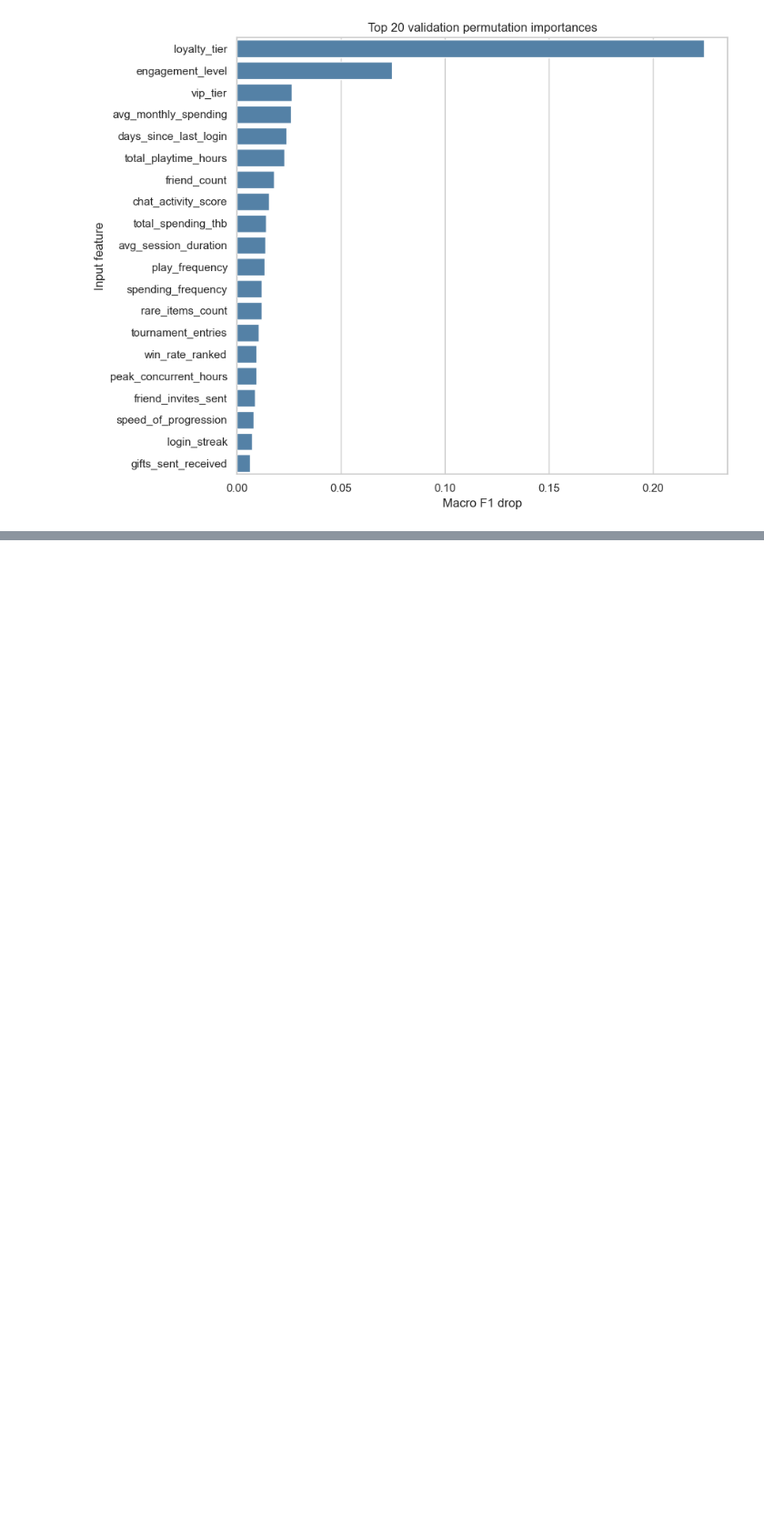
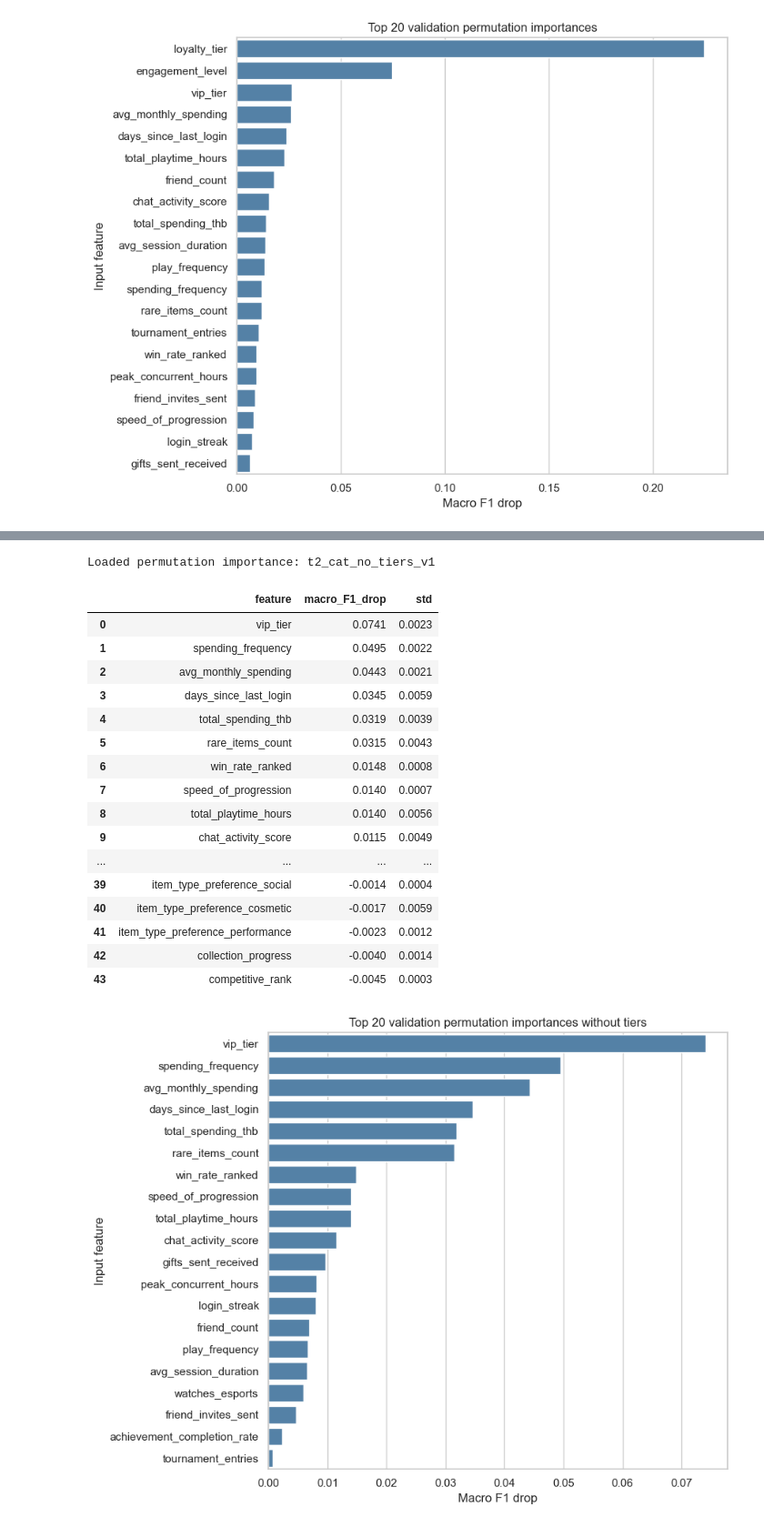
Before and after one commit to jakkarin-promsee/cpe342-ml-kaggle, a Jupyter notebook: src/task2/models/model.ipynb, the cells around one changed output, grey strips where cells are left out. Shown at 91% size. Cells and saved outputs as stored; diff of their text form; code cells hidden in the pictures; blank space fills up the shorter version.

```diff
--- a/src/task2/models/model.ipynb
+++ b/src/task2/models/model.ipynb
@@ -847,0 +1117,61 @@ Loaded permutation importance: t2_cat_original_no_noise_v1
+# %%
+no_tier_name = ablation_table.query("condition == 'no tiers'").sort_values(
+    "macro_F1", ascending=False).iloc[0]["name"]
+no_tier_model = load_model(no_tier_name)
+no_tier_importance_path = SRC / "task2" / "models" / ".cache" / f"{no_tier_name}-permutation-v1.json"
+no_tier_model_path = model_paths(no_tier_name)[0]
+no_tier_cache_key = {
+    "model_mtime_ns": no_tier_model_path.stat().st_mtime_ns,
+    "data_created_at": data_card["created_at"], "seed": SEED,
+    "rows": 1500, "repeats": 2,
+}
+no_tier_cached = json.loads(no_tier_importance_path.read_text(encoding="utf-8")) if no_tier_importance_path.exists() else None
+if no_tier_cached is not None and no_tier_cached.get("key") == no_tier_cache_key:
+    no_tier_feature_ranking = pd.DataFrame(no_tier_cached["ranking"])
+    print("Loaded permutation importance:", no_tier_name)
+else:
+    sample_idx = pd.Series(valid_idx).sample(n=1500, random_state=SEED).to_numpy()
+    sample_X = train_df.iloc[sample_idx][feature_cols]
+    sample_y = y.iloc[sample_idx]
+    permutation = permutation_importance(no_tier_model, sample_X, sample_y,
+                                         scoring=SCORE, n_repeats=2,
+                                         random_state=SEED, n_jobs=1)
+    no_tier_feature_ranking = pd.DataFrame({
+        "feature": feature_cols, "macro_F1_drop": permutation.importances_mean,
+        "std": permutation.importances_std,
+    }).sort_values("macro_F1_drop", ascending=False).reset_index(drop=True)
+    no_tier_importance_path.parent.mkdir(parents=True, exist_ok=True)
+    no_tier_importance_path.write_text(
+        json.dumps({"key": no_tier_cache_key,
+                    "ranking": no_tier_feature_ranking.to_dict("records")}, indent=2),
+        encoding="utf-8",
+    )
+    print("Computed permutation importance:", no_tier_name)
+display(no_tier_feature_ranking.round(4))
+fig, ax = plt.subplots(figsize=(9, 7))
+sns.barplot(data=no_tier_feature_ranking.head(20), x="macro_F1_drop", y="feature",
+            color="steelblue", ax=ax)
+ax.set(title="Top 20 validation permutation importances without tiers",
+       xlabel="Macro F1 drop", ylabel="Input feature")
+plt.tight_layout()
+plt.show()
+# %% [output]
+Loaded permutation importance: t2_cat_no_tiers_v1
+|  | feature | macro_F1_drop | std |
+| 0 | vip_tier | 0.0741 | 0.0023 |
+| 1 | spending_frequency | 0.0495 | 0.0022 |
+| 2 | avg_monthly_spending | 0.0443 | 0.0021 |
+| 3 | days_since_last_login | 0.0345 | 0.0059 |
+| 4 | total_spending_thb | 0.0319 | 0.0039 |
+| 5 | rare_items_count | 0.0315 | 0.0043 |
+| 6 | win_rate_ranked | 0.0148 | 0.0008 |
+| 7 | speed_of_progression | 0.0140 | 0.0007 |
+| 8 | total_playtime_hours | 0.0140 | 0.0056 |
+| 9 | chat_activity_score | 0.0115 | 0.0049 |
+| ... | ... | ... | ... |
+| 39 | item_type_preference_social | -0.0014 | 0.0004 |
+| 40 | item_type_preference_cosmetic | -0.0017 | 0.0059 |
+| 41 | item_type_preference_performance | -0.0023 | 0.0012 |
+| 42 | collection_progress | -0.0040 | 0.0014 |
+| 43 | competitive_rank | -0.0045 | 0.0003 |
+[figure, added]
```
Also changed, not shown: parts of 22 cells of this notebook.
